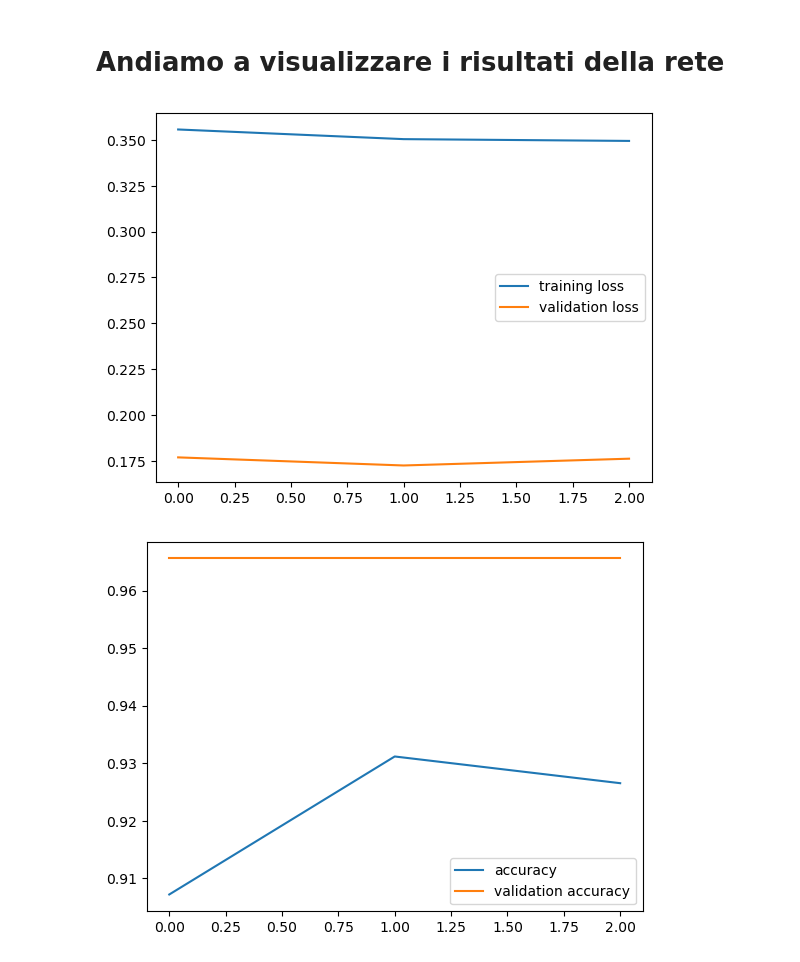
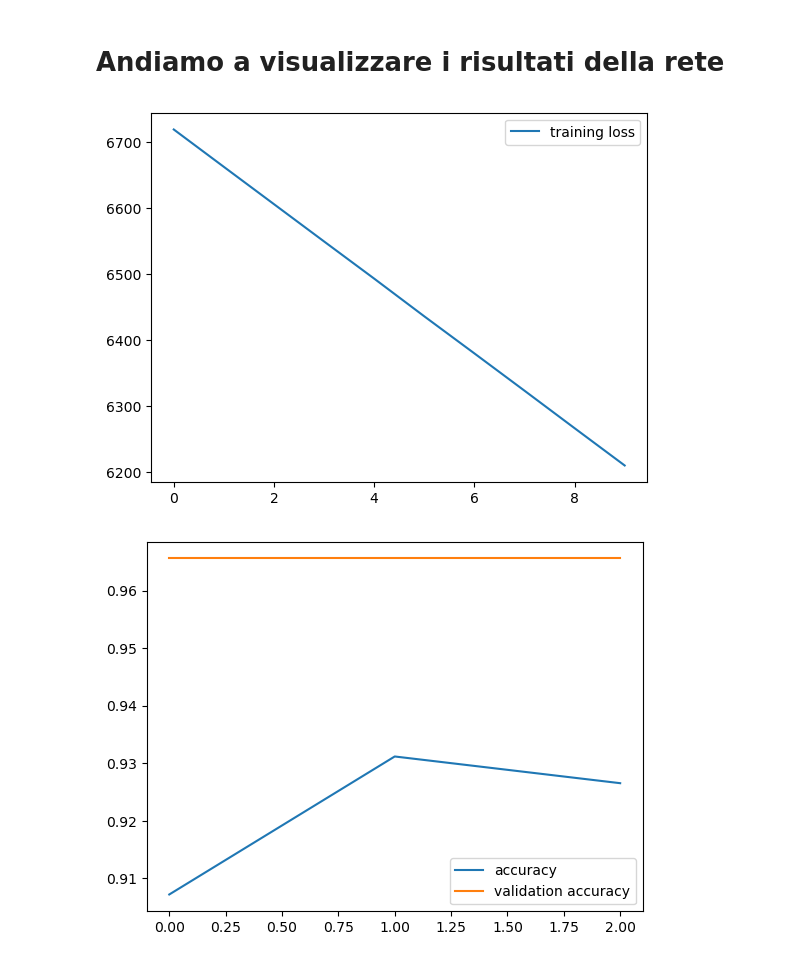
Before and after one commit to Simone-Scalella/AgriVision2022, a Jupyter notebook: vgg16Test.ipynb, the cells around one changed output. Cells and saved outputs as stored; diff of their text form; code cells hidden in the pictures.

```diff
--- a/vgg16Test.ipynb
+++ b/vgg16Test.ipynb
@@ -94,7 +94,7 @@ plt.imshow(np.transpose(training_setX[0,:,:]))
 # Creazione del modello di Vgg16
 # %%
 # Import model
-#vgg16 = VGG16(input_shape=(allPixel3.shape[1],allPixel3.shape[2],3),include_top=False)
+vgg16 = VGG16(input_shape=(32,32,3),include_top=False)
 
 # Import model
-vgg16 = VGG16()
+#vgg16 = VGG16()
@@ -155,7 +160,7 @@ for layers in vgg16Model.layers:
 # Last layer
 #vgg16Model.add(Dense(units=1))
 
-vgg16Model.add(Dense(numberOfClass, activation = "softmax"))
+vgg16Model.add(Dense(units=1))
 # %%
 # After I added last layer in created model.
 vgg16Model.summary()
@@ -179,9 +184,8 @@ Non-trainable params: 134,260,544
 _________________________________________________________________
 # %%
 # I create compile part.
-vgg16Model.compile(loss = "categorical_crossentropy",
-             optimizer = "rmsprop",
-             metrics = ["accuracy"])
+vgg16Model.compile(loss = "mean_squared_error",
+             optimizer = "adam")
 # %% [markdown]
 # Training Model
 # %%
@@ -189,7 +193,6 @@ vgg16Model.compile(loss = "categorical_crossentropy",
 batch_size = 32
 
 hist_vgg16 = vgg16Model.fit(train_data,
-                                epochs = 3,
-                                validation_data = test_data
+                                epochs = 100,
                                 )
 # %% [output]
@@ -207,11 +222,11 @@ vgg16Model.save_weights("deneme.h5")
 # %%
 # Loss and Validation Loss
 plt.plot(hist_vgg16.history["loss"], label = "training loss")
-plt.plot(hist_vgg16.history["val_loss"], label = "validation loss")
+#plt.plot(hist_vgg16.history["val_loss"], label = "validation loss")
 plt.legend()
 plt.show()
 # %% [output]
-[figure, old version]
+[figure, new version]
 # %%
 # Accuracy and Validation Accuracy
 plt.plot(hist_vgg16.history["accuracy"], label = "accuracy")
```
Also changed, not shown: parts of 9 cells of this notebook.
